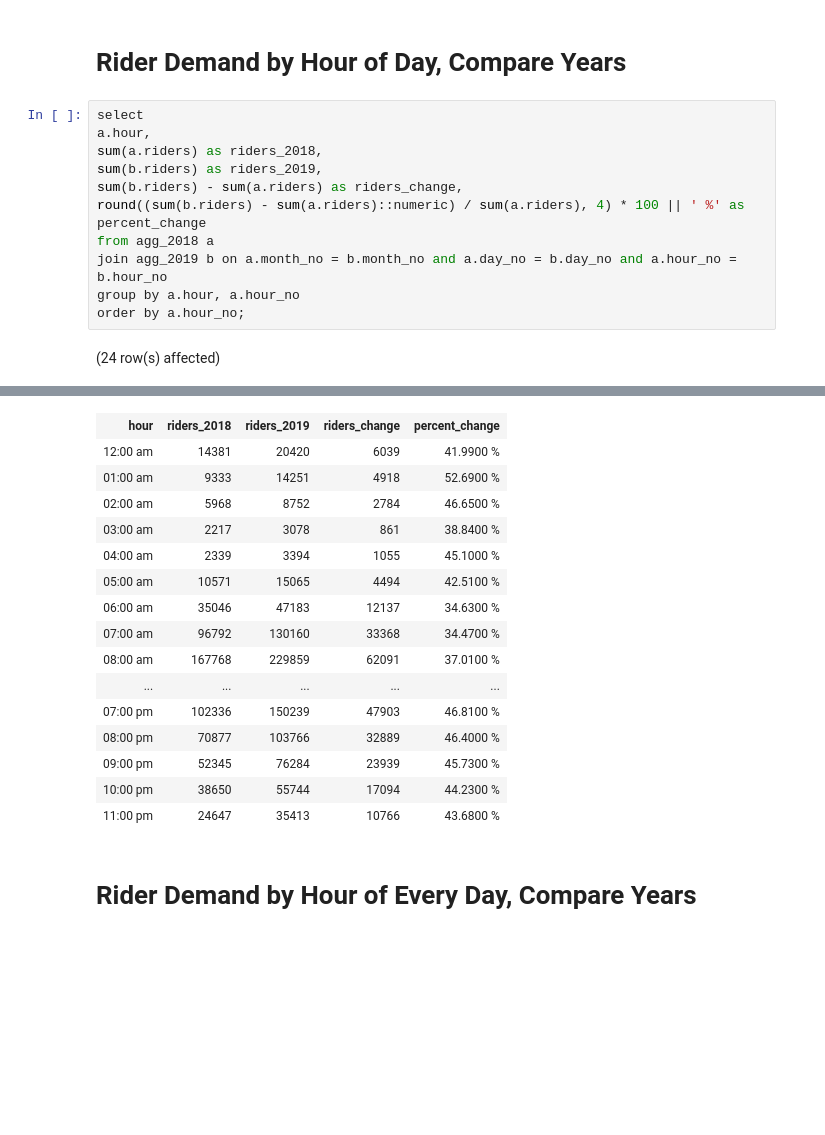
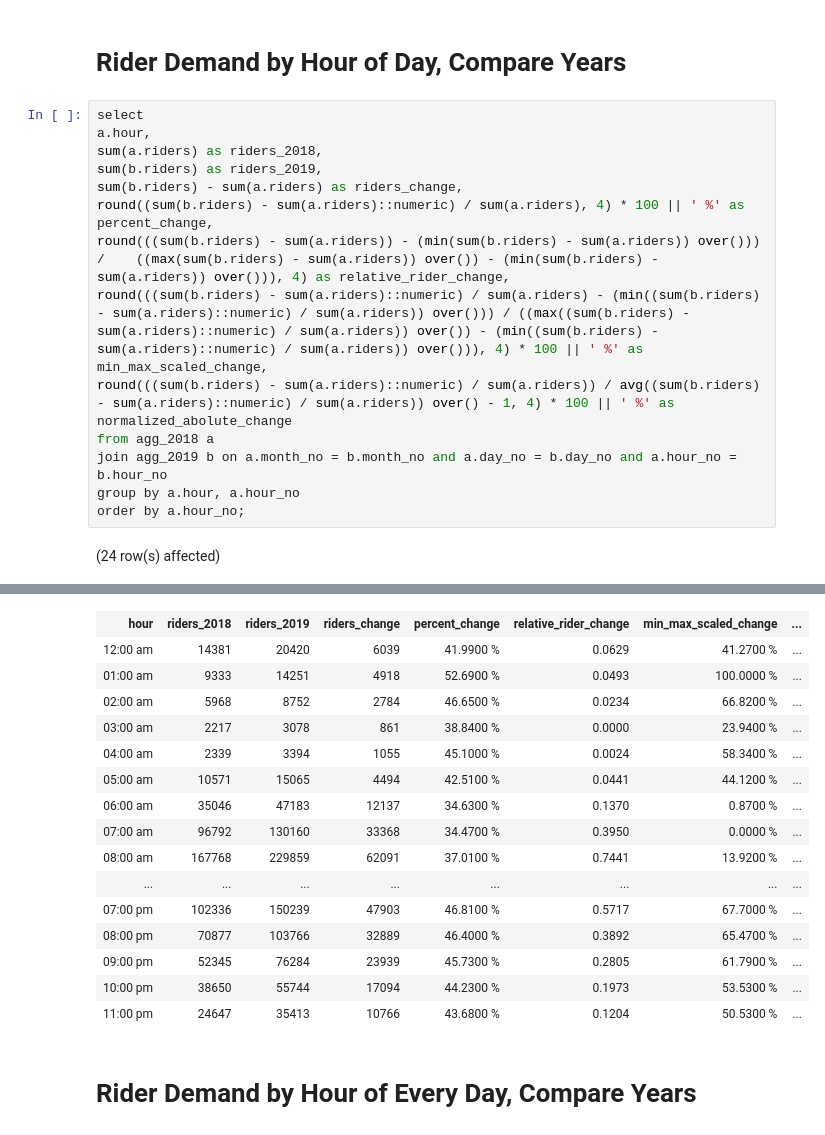
Before and after one commit to datapointchris/boston-bluebikes, a Jupyter notebook: queries.ipynb, the cells around one changed output, grey strips where cells are left out. Drawn from its saved outputs; the diff is of its cells as text; blank space fills up the shorter version.

```diff
--- a/queries.ipynb
+++ b/queries.ipynb
@@ -146,7 +157,10 @@ a.hour,
 sum(a.riders) as riders_2018,
 sum(b.riders) as riders_2019,
 sum(b.riders) - sum(a.riders) as riders_change,
-round((sum(b.riders) - sum(a.riders)::numeric) / sum(a.riders), 4) * 100 || ' %' as percent_change
+round((sum(b.riders) - sum(a.riders)::numeric) / sum(a.riders), 4) * 100 || ' %' as percent_change,
+round(((sum(b.riders) - sum(a.riders)) - (min(sum(b.riders) - sum(a.riders)) over()))    /    ((max(sum(b.riders) - sum(a.riders)) over()) - (min(sum(b.riders) - sum(a.riders)) over())), 4) as relative_rider_change,
+round(((sum(b.riders) - sum(a.riders)::numeric) / sum(a.riders) - (min((sum(b.riders) - sum(a.riders)::numeric) / sum(a.riders)) over())) / ((max((sum(b.riders) - sum(a.riders)::numeric) / sum(a.riders)) over()) - (min((sum(b.riders) - sum(a.riders)::numeric) / sum(a.riders)) over())), 4) * 100 || ' %' as min_max_scaled_change,
+round(((sum(b.riders) - sum(a.riders)::numeric) / sum(a.riders)) / avg((sum(b.riders) - sum(a.riders)::numeric) / sum(a.riders)) over() - 1, 4) * 100 || ' %' as normalized_abolute_change
 from agg_2018 a
 join agg_2019 b on a.month_no = b.month_no and a.day_no = b.day_no and a.hour_no = b.hour_no
 group by a.hour, a.hour_no
@@ -157,18 +171,18 @@ Total execution time: 00:00:00.204
-| hour | riders_2018 | riders_2019 | riders_change | percent_change |
-| 12:00 am | 14381 | 20420 | 6039 | 41.9900 % |
-| 01:00 am | 9333 | 14251 | 4918 | 52.6900 % |
-| 02:00 am | 5968 | 8752 | 2784 | 46.6500 % |
-| 03:00 am | 2217 | 3078 | 861 | 38.8400 % |
-| 04:00 am | 2339 | 3394 | 1055 | 45.1000 % |
-| 05:00 am | 10571 | 15065 | 4494 | 42.5100 % |
-| 06:00 am | 35046 | 47183 | 12137 | 34.6300 % |
-| 07:00 am | 96792 | 130160 | 33368 | 34.4700 % |
-| 08:00 am | 167768 | 229859 | 62091 | 37.0100 % |
-| ... | ... | ... | ... | ... |
-| 07:00 pm | 102336 | 150239 | 47903 | 46.8100 % |
-| 08:00 pm | 70877 | 103766 | 32889 | 46.4000 % |
-| 09:00 pm | 52345 | 76284 | 23939 | 45.7300 % |
-| 10:00 pm | 38650 | 55744 | 17094 | 44.2300 % |
-| 11:00 pm | 24647 | 35413 | 10766 | 43.6800 % |
+| hour | riders_2018 | riders_2019 | riders_change | percent_change | relative_rider_change | min_max_scaled_change | ... |
+| 12:00 am | 14381 | 20420 | 6039 | 41.9900 % | 0.0629 | 41.2700 % | ... |
+| 01:00 am | 9333 | 14251 | 4918 | 52.6900 % | 0.0493 | 100.0000 % | ... |
+| 02:00 am | 5968 | 8752 | 2784 | 46.6500 % | 0.0234 | 66.8200 % | ... |
+| 03:00 am | 2217 | 3078 | 861 | 38.8400 % | 0.0000 | 23.9400 % | ... |
+| 04:00 am | 2339 | 3394 | 1055 | 45.1000 % | 0.0024 | 58.3400 % | ... |
+| 05:00 am | 10571 | 15065 | 4494 | 42.5100 % | 0.0441 | 44.1200 % | ... |
+| 06:00 am | 35046 | 47183 | 12137 | 34.6300 % | 0.1370 | 0.8700 % | ... |
+| 07:00 am | 96792 | 130160 | 33368 | 34.4700 % | 0.3950 | 0.0000 % | ... |
+| 08:00 am | 167768 | 229859 | 62091 | 37.0100 % | 0.7441 | 13.9200 % | ... |
+| ... | ... | ... | ... | ... | ... | ... | ... |
+| 07:00 pm | 102336 | 150239 | 47903 | 46.8100 % | 0.5717 | 67.7000 % | ... |
+| 08:00 pm | 70877 | 103766 | 32889 | 46.4000 % | 0.3892 | 65.4700 % | ... |
+| 09:00 pm | 52345 | 76284 | 23939 | 45.7300 % | 0.2805 | 61.7900 % | ... |
+| 10:00 pm | 38650 | 55744 | 17094 | 44.2300 % | 0.1973 | 53.5300 % | ... |
+| 11:00 pm | 24647 | 35413 | 10766 | 43.6800 % | 0.1204 | 50.5300 % | ... |
 # %% [markdown]
 # Rider Demand by Hour of Every Day, Compare Years
```
Also changed, not shown: parts of 5 cells of this notebook, 6 other files.
